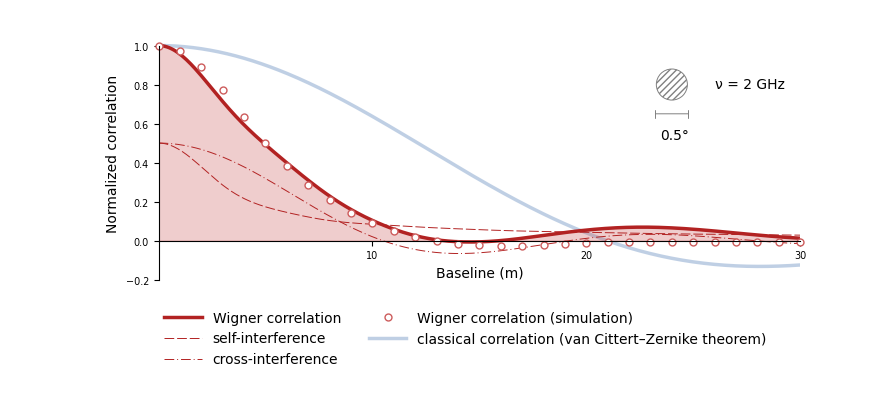
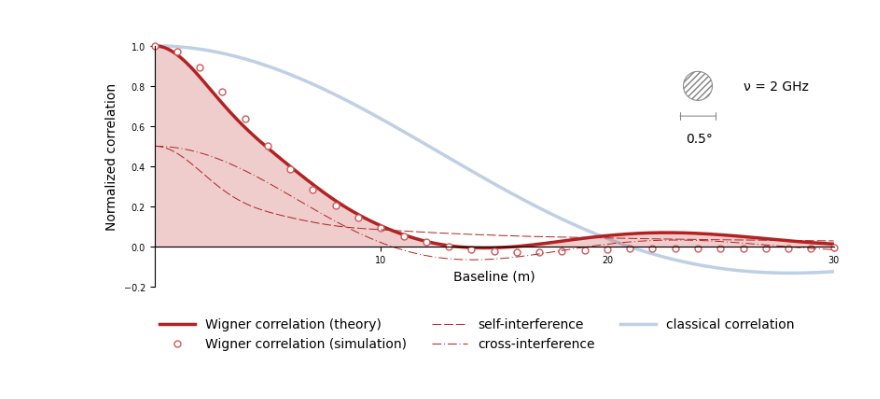
Before and after one commit to vlenok/wigner-interferometry, a Jupyter notebook: plot-frontfig.ipynb, the cells around one changed output. Saved outputs shown, nothing was run; the diff lists cells and outputs as text; code cells hidden in the pictures.

```diff
--- a/plot-frontfig.ipynb
+++ b/plot-frontfig.ipynb
@@ -33,7 +33,7 @@ plt.rcParams.update(params)
 plt.rc('xtick', labelsize='x-small')
 plt.rc('ytick', labelsize='x-small')
 # %%
-fig, axs = plt.subplots(1, figsize=(18*cm, 9*cm))
+fig, axs = plt.subplots(1, figsize=(21*cm, 10*cm))
 
 res_r_line   = circ_r_line
 res_ab       = circ_ab_theory
@@ -44,39 +44,43 @@ res_wv_sim   = circ_corr_wv_mean
 
 N = res_ab[0] + res_aa[0]
 axs.fill_between(res_r_line, (res_ab + res_aa)/N, ls='-', color='indianred', label=r'', alpha=0.3)
-axs.plot(res_r_line, (res_ab + res_aa)/N, ls='-', c='firebrick', lw=2.5, label=r'Wigner correlation')
+axs.plot(res_r_line, (res_ab + res_aa)/N, ls='-', c='firebrick', lw=2.5, label=r'Wigner correlation (theory)')
+axs.plot(res_dots_sim, res_wv_sim, 'o', markersize=5.0, markerfacecolor='white', markeredgewidth=1.0, markeredgecolor='indianred', label='Wigner correlation (simulation)', clip_on=False)
+
 
 axs.plot(res_r_line, res_aa/N, ls=(0, (10, 3)), c='firebrick', lw=0.7, label=r'self-interference')
 axs.plot(res_r_line, res_ab/N, ls=(0, (10, 3, 1, 3)), c='firebrick', lw=0.7, label=r'cross-interference')
 
-axs.plot(res_dots_sim, res_wv_sim, 'o', markersize=5.0, markerfacecolor='white', markeredgewidth=1.0, markeredgecolor='indianred', label='Wigner correlation (simulation)', clip_on=False)
-
-axs.plot(res_r_line, res_vcz, c='lightsteelblue', alpha=0.8, lw=2.5, ls='-', label=r'classical correlation (van Cittert–Zernike theorem)', zorder=0)
+axs.plot(res_r_line, res_vcz, c='lightsteelblue', alpha=0.8, lw=2.5, ls='-', label=r'classical correlation', zorder=0)
 
 axs.set_xlabel('Baseline (m)')
 axs.set_ylabel('Normalized correlation')
 axs.spines[['top', 'right']].set_visible(False)
 axs.spines[['bottom']].set_position('zero')
 
 axs.set_xticks([10, 20, 30])
 axs.set_xlim(0., 30.)
 axs.set_yticks([-0.2, 0.0, 0.2, 0.4, 0.6, 0.8, 1.0])
 axs.set_ylim(-0.2, 1.1)
 axs.spines['left'].set_bounds(-0.2, 1.0)
 
 axs.scatter(24.0, 0.8, s=500, marker='o', edgecolor='grey', linewidth=0.7, facecolor='none', hatch='/////')
 axs.annotate(text='', xy=(23.1, 0.65), xytext=(24.9, 0.65), arrowprops=dict(arrowstyle='|-|, widthA=0.3, widthB=0.3', edgecolor='grey', linewidth=0.7)) ##dict(arrowstyle='|-|', head_length=3, color='grey'))
 
 axs.annotate(u"0.5\u00B0", (23.45, .52))
 axs.annotate(u"\u03BD = 2 GHz", (26.0, .78))
 
 # axs.annotate(text='Wigner correlation', xy=(6.0, 0.35), xytext=(8.0, 0.35), arrowprops=dict(arrowstyle='|-|, widthA=0.2, widthB=0.2', edgecolor='grey'))
 
+# dummy items to make the legend look better
+# axs.scatter(0, 0, s=0, marker='s', edgecolor='none', linewidth=0, facecolor='none', label=' ')
+# axs.scatter(0, 0, s=0, marker='s', edgecolor='none', linewidth=0, facecolor='none', label=' ')
+axs.legend(frameon=False, bbox_to_anchor=(0.0, -0.1), loc='upper left', borderaxespad=0., ncols=3, handlelength=2.7)
 
-axs.legend(frameon=False, bbox_to_anchor=(0.0, -0.1), loc='upper left', borderaxespad=0., ncols=2, handlelength=2.7)
+fig.get_layout_engine().set(w_pad=0.2, h_pad=0.2)
 
 plt.savefig('./figures/front-fig.svg',  dpi=300)
-plt.savefig('./figures/front-fig.pdf',  dpi=300)
+plt.savefig('./figures/front-fig.pdf',  dpi=300, pad_inches=0.5)
 plt.show()
 # %% [output]
-[figure, old version]
+[figure, new version]
```
Also changed, not shown: 1 other file.
